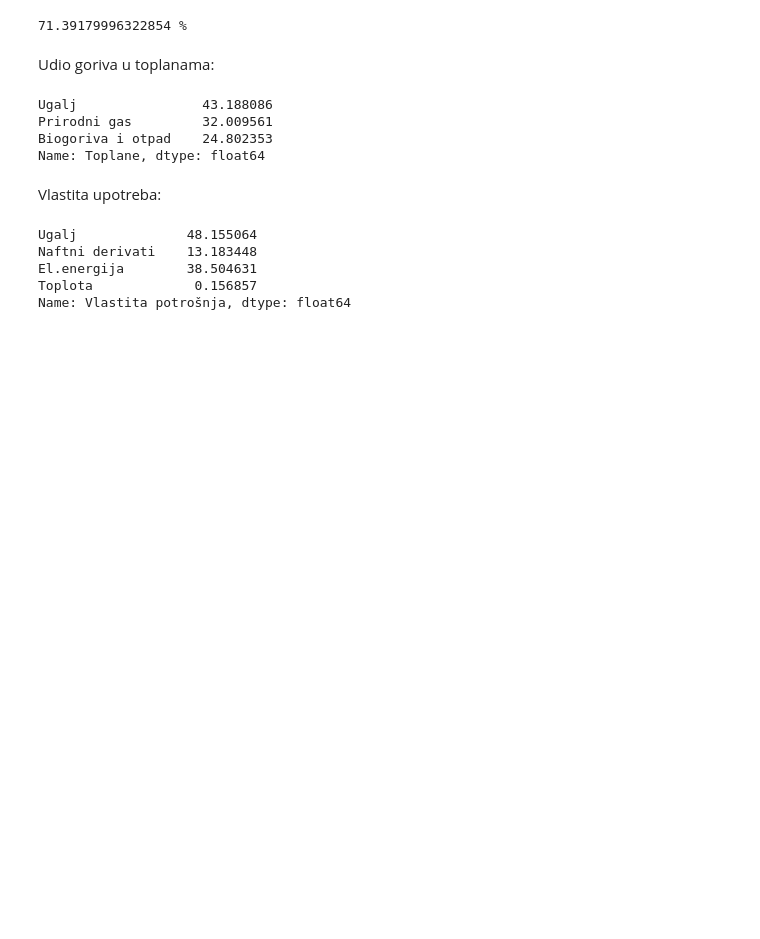
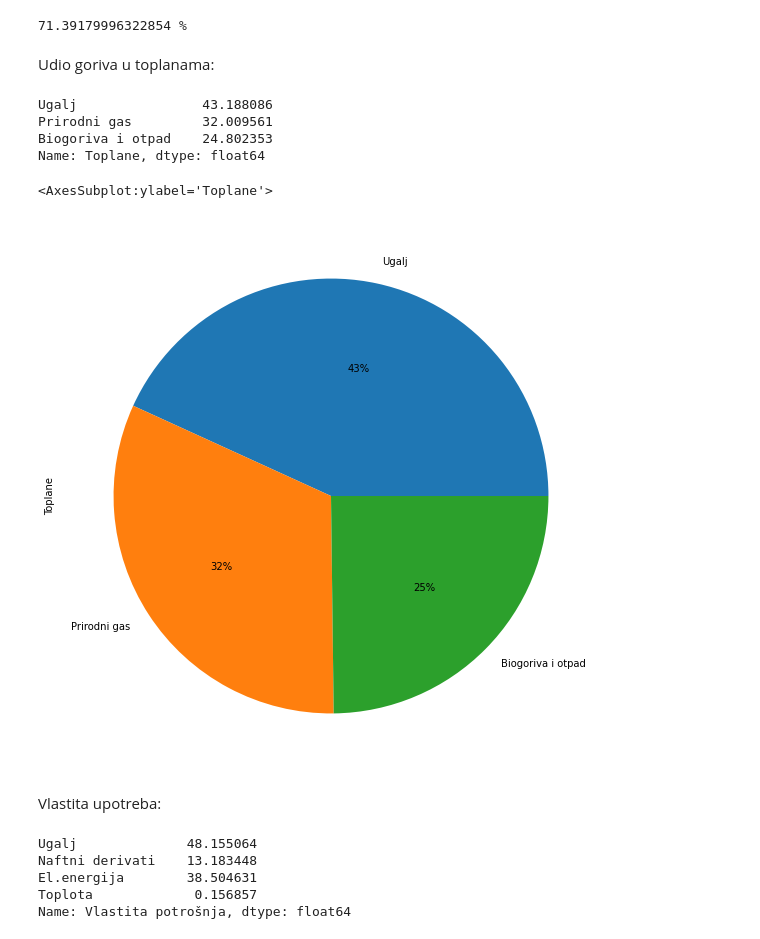
Before and after one commit to ehlimana/Electricity-analysis, a Jupyter notebook: Energy_balance.ipynb, the cells around one changed output. Drawn from its saved outputs; the diff is of its cells as text; code cells hidden in the pictures; blank space fills up the shorter version.

```diff
--- a/Energy_balance.ipynb
+++ b/Energy_balance.ipynb
@@ -243,6 +260,11 @@ Ugalj                43.188086
 Prirodni gas         32.009561
 Biogoriva i otpad    24.802353
 Name: Toplane, dtype: float64
+# %%
+((file.loc[bos_index[11],findElements(lst1,lst2)]/file.loc[bos_index[11],findElements(lst1,lst2)].sum())*100).plot(kind="pie",autopct='%1.0f%%',figsize=(15,10))
+# %% [output]
+<AxesSubplot:ylabel='Toplane'>
+[figure, added]
 # %% [markdown]
 Vlastita upotreba:
 # %%
```
Also changed, not shown: parts of 10 cells of this notebook.
